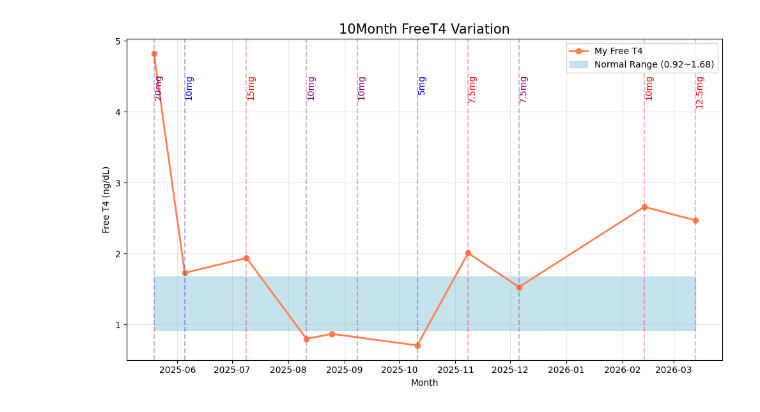
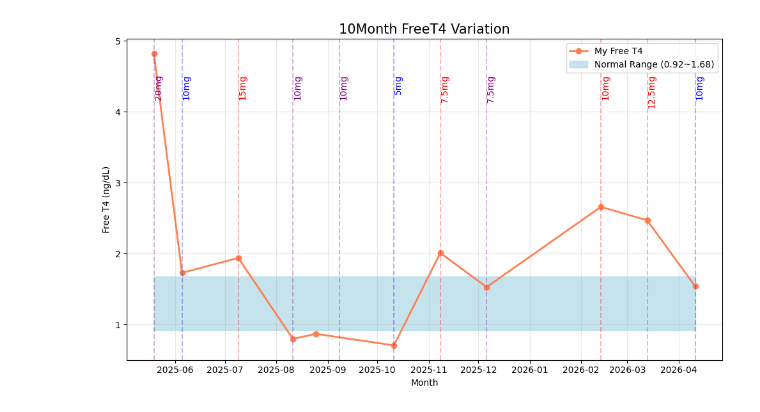
Before and after one commit to bubin-kim/my-health-analysis, a Jupyter notebook: 2) Free_T4_anal.ipynb, the cells around one changed output. Cells and saved outputs as stored; diff of their text form; code cells hidden in the pictures.

```diff
--- a/2) Free_T4_anal.ipynb
+++ b/2) Free_T4_anal.ipynb
@@ -10,52 +10,51 @@ import matplotlib.pyplot as plt
 # 1. 데이터 불러오기
 df = pd.read_csv('/content/drive/MyDrive/github/FreeT4_data.csv')
 
-# 날짜 데이터를 컴퓨터가 인식할 수 있는 '진짜 날짜' 형식으로 바꿉니다.
+# 날짜 데이터를 컴퓨터가 인식할 수 있는 '진짜 날짜' 형식으로 변환.
 df['날짜'] = pd.to_datetime(df['날짜'])
 
-# 2. 그래프 그리기 (도화지 준비)
+# 2. 그래프 그리기
 plt.figure(figsize=(10, 6))
 
 # 3. 데이터 선 그리기
 plt.plot(df['날짜'], df['수치값'], marker='o', linestyle='-', color='coral', linewidth = 2, label='My Free T4')
 
-# 4. 정상 범위(Reference Range) 표시하기
-# 보통 Free T4의 정상 범위는 0.8 ~ 1.7 정도입니다. (본인의 검사지 수치로 수정 가능!)
+# 4. 정상 범위 표시하기
 min_ref = 0.92
 max_ref = 1.68
 plt.fill_between(df['날짜'], 0.92, 1.68, color='lightblue', alpha=0.7, label='Normal Range (0.92~1.68)')
 
-# 5. [핵심] 복용량 변경 시점 표시 (예시 데이터)
-# 실제 본인이 약 용량을 바꾼 날짜와 내용을 입력하세요.
+# 5. 복용량 변경 시점 표시
 dose_changes = [
     {'date': '2025-05-19', 'label': '20mg', 'color': 'purple'},
     {'date': '2025-06-05', 'label': '10mg', 'color': 'blue'},
     {'date': '2025-07-09', 'label': '15mg', 'color': 'red'},
     {'date': '2025-08-11', 'label': '10mg', 'color': 'purple'},
     {'date': '2025-09-08', 'label': '10mg', 'color': 'purple'},
     {'date': '2025-10-11', 'label': '5mg', 'color': 'blue'},
     {'date': '2025-11-08', 'label': '7.5mg', 'color': 'red'},
     {'date': '2025-12-06', 'label': '7.5mg', 'color': 'purple'},
     {'date': '2026-02-13', 'label': '10mg', 'color': 'red'},
-    {'date': '2026-03-13', 'label': '12.5mg', 'color': 'red'}
+    {'date': '2026-03-13', 'label': '12.5mg', 'color': 'red'},
+    {'date': '2026-04-11', 'label': '10mg', 'color': 'blue'}
 ]
 
 for change in dose_changes:
     change_date = pd.to_datetime(change['date'])
     plt.axvline(x=change_date, color=change['color'], linestyle='--', alpha=0.3)
     plt.text(change_date, plt.ylim()[1]*0.9, change['label'],
              rotation=90, verticalalignment='top', fontsize=10, color=change['color'])
 
-# 6. 그래프 꾸미기
+# 6. 그래프 시각화
 plt.title('10Month FreeT4 Variation', fontsize=15)
 plt.xlabel('Month')
 plt.ylabel('Free T4 (ng/dL)')
 plt.legend() # 범례 표시
 plt.grid(True, alpha=0.3) # 격자 무늬
 
 # 7. 결과 확인
 plt.tight_layout()
 plt.savefig('free_t4_analysis.png') # 깃허브용 사진 저장
 plt.show()
 # %% [output]
-[figure, old version]
+[figure, new version]
```
Also changed, not shown: parts of 1 cell of this notebook.
